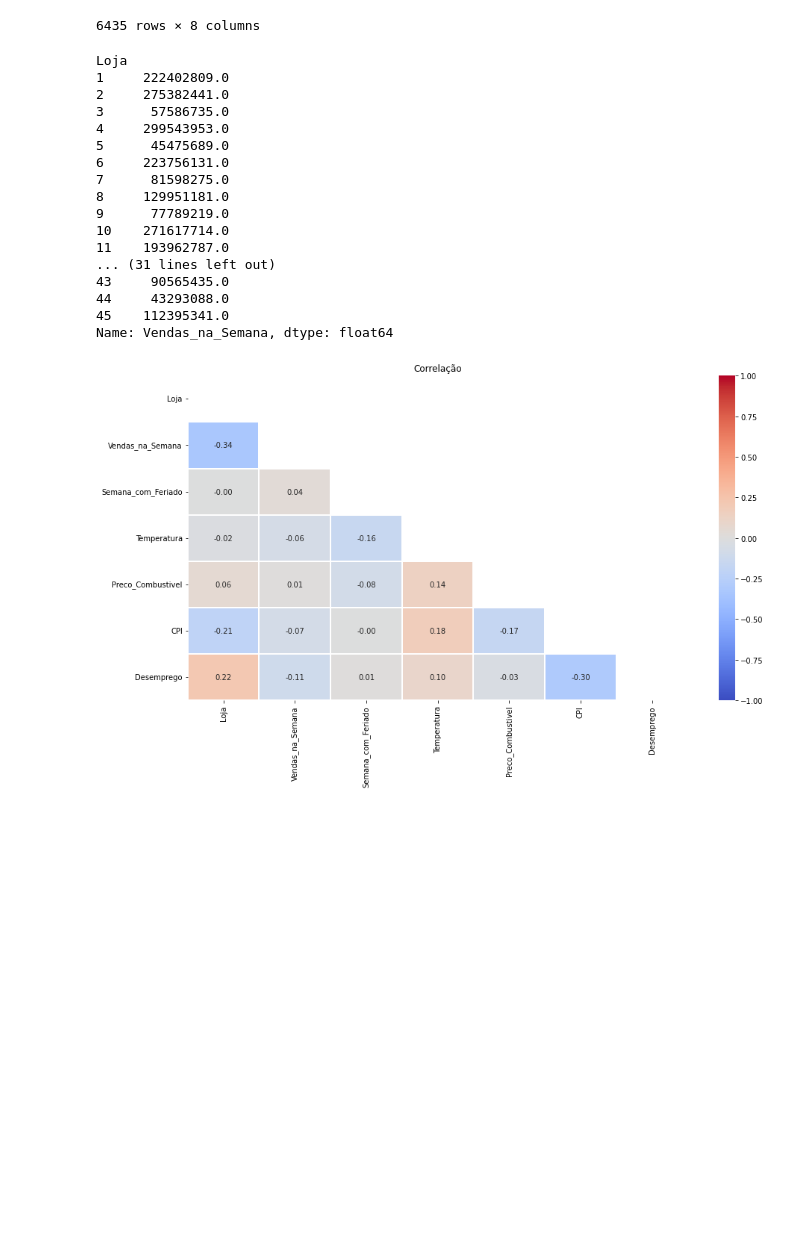
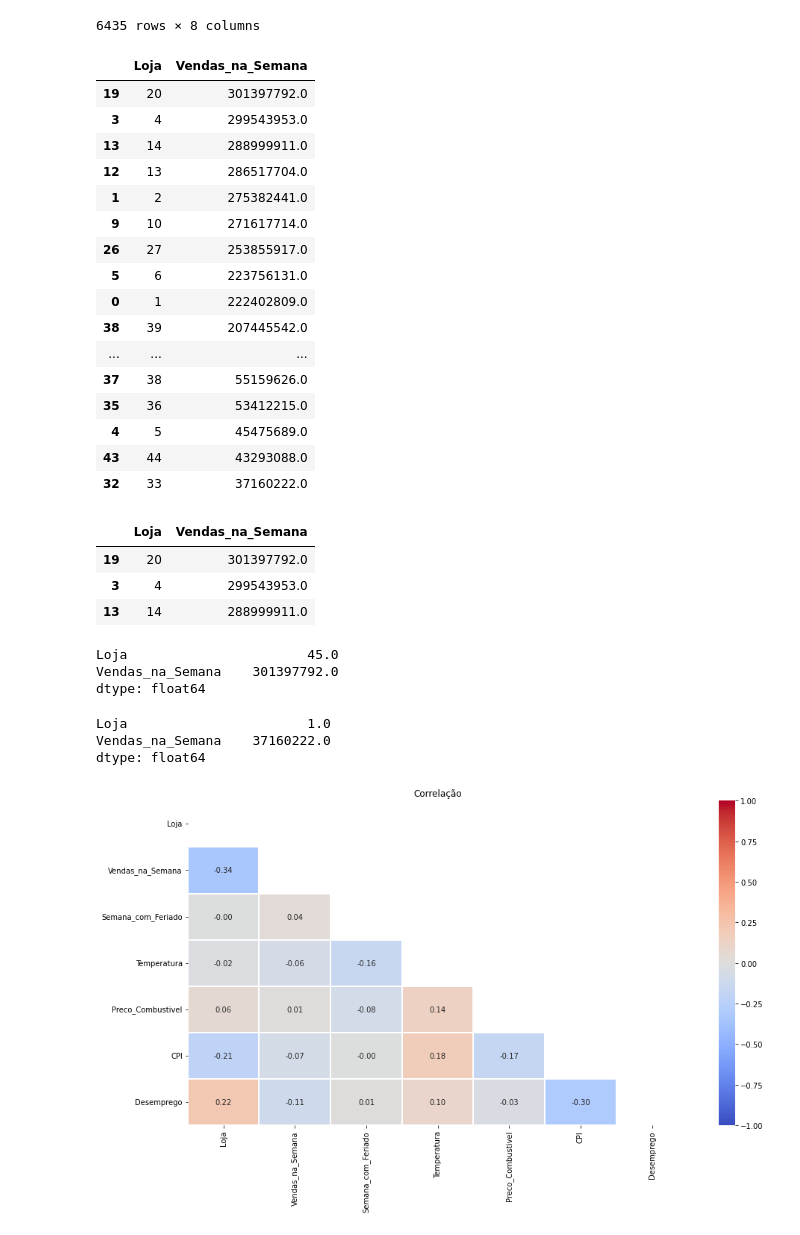
Before and after one commit to BenKefa/projetoGit, a Jupyter notebook: MiniProjeto_DBC_Slot4.ipynb, the cells around one changed output. Saved outputs shown, nothing was run; the diff lists cells and outputs as text; code cells hidden in the pictures; blank space fills up the shorter version.

```diff
--- a/MiniProjeto_DBC_Slot4.ipynb
+++ b/MiniProjeto_DBC_Slot4.ipynb
@@ -178,25 +178,26 @@ df
 | 6434 | 45 | 2012-10-26 | 760281.43 | 0 | 14.92 | 3.882 | 192.308899 | ... |
 6435 rows × 8 columns
 # %%
-# Preço medio de vendas por loja - Sugestão: MIN, MAX, MED
-total_vendas_por_loja = df.groupby('Loja')['Vendas_na_Semana'].sum()
+# Preço medio de vendas por loja
+total_vendas_por_loja = df.groupby('Loja',as_index=False)['Vendas_na_Semana'].sum()
 total_vendas_por_loja = total_vendas_por_loja.round()
+total_vendas_por_loja = total_vendas_por_loja.sort_values(by='Vendas_na_Semana',ascending=False)
 total_vendas_por_loja
 # %% [output]
-Loja
-1     222402809.0
-2     275382441.0
-3      57586735.0
-4     299543953.0
-5      45475689.0
-6     223756131.0
-7      81598275.0
-8     129951181.0
-9      77789219.0
-10    271617714.0
-11    193962787.0
-... (31 lines left out)
-43     90565435.0
-44     43293088.0
-45    112395341.0
-Name: Vendas_na_Semana, dtype: float64
+|  | Loja | Vendas_na_Semana |
+| 19 | 20 | 301397792.0 |
+| 3 | 4 | 299543953.0 |
+| 13 | 14 | 288999911.0 |
+| 12 | 13 | 286517704.0 |
+| 1 | 2 | 275382441.0 |
+| 9 | 10 | 271617714.0 |
+| 26 | 27 | 253855917.0 |
+| 5 | 6 | 223756131.0 |
+| 0 | 1 | 222402809.0 |
+| 38 | 39 | 207445542.0 |
+| ... | ... | ... |
+| 37 | 38 | 55159626.0 |
+| 35 | 36 | 53412215.0 |
+| 4 | 5 | 45475689.0 |
+| 43 | 44 | 43293088.0 |
+| 32 | 33 | 37160222.0 |
@@ -205,0 +204,25 @@ mask = np.triu(df.corr())
+# %%
+# 3 lojas com maior faturamento no período
+top3 = total_vendas_por_loja.head(3)
+top3
+# %% [output]
+|  | Loja | Vendas_na_Semana |
+| 19 | 20 | 301397792.0 |
+| 3 | 4 | 299543953.0 |
+| 13 | 14 | 288999911.0 |
+# %%
+# Loja com mais vendas - Valor correto, mas loja errada. Analisar.
+Loja_mais_vendas = total_vendas_por_loja.max()
+Loja_mais_vendas
+# %% [output]
+Loja                       45.0
+Vendas_na_Semana    301397792.0
+dtype: float64
+# %%
+# Loja com menos vendas - Valor correto, mas loja errada. Analisar.
+Loja_menos_vendas = total_vendas_por_loja.min()
+Loja_menos_vendas
+# %% [output]
+Loja                       1.0
+Vendas_na_Semana    37160222.0
+dtype: float64
```
Also changed, not shown: parts of 3 cells of this notebook.
